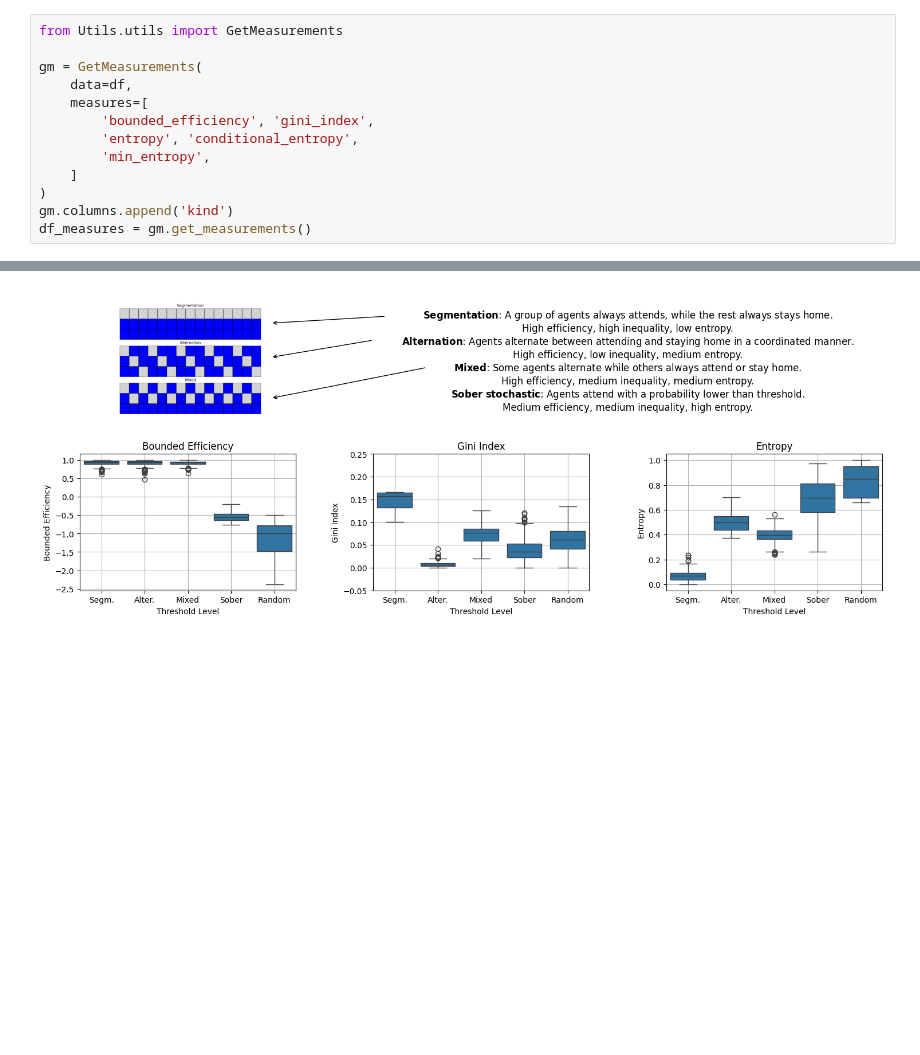
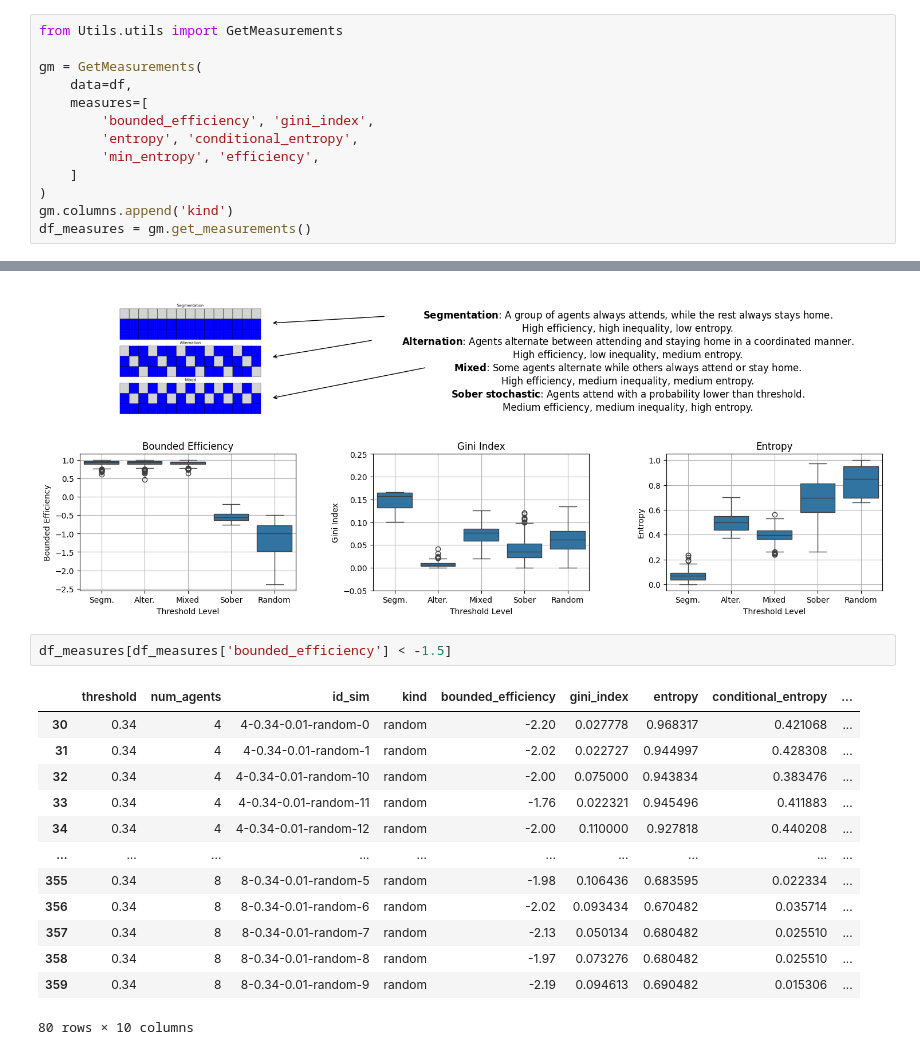
Before and after one commit to EAndrade-Lotero/Cognitive_Models_El_Farol_Bar_Problem, a Jupyter notebook: Notebooks/exp_fig1.ipynb, the cells around one changed output, grey strips where cells are left out. Drawn from its saved outputs; the diff is of its cells as text; blank space fills up the shorter version.

```diff
--- a/Notebooks/exp_fig1.ipynb
+++ b/Notebooks/exp_fig1.ipynb
@@ -97,7 +97,7 @@ gm = GetMeasurements(
     measures=[
         'bounded_efficiency', 'gini_index',
         'entropy', 'conditional_entropy',
-        'min_entropy',
+        'min_entropy', 'efficiency',
     ]
 )
 gm.columns.append('kind')
@@ -288,3 +288,19 @@ plt.tight_layout()
 plt.show()
 # %% [output]
 [figure]
+# %%
+df_measures[df_measures['bounded_efficiency'] < -1.5]
+# %% [output]
+|  | threshold | num_agents | id_sim | kind | bounded_efficiency | gini_index | entropy | conditional_entropy | ... |
+| 30 | 0.34 | 4 | 4-0.34-0.01-random-0 | random | -2.20 | 0.027778 | 0.968317 | 0.421068 | ... |
+| 31 | 0.34 | 4 | 4-0.34-0.01-random-1 | random | -2.02 | 0.022727 | 0.944997 | 0.428308 | ... |
+| 32 | 0.34 | 4 | 4-0.34-0.01-random-10 | random | -2.00 | 0.075000 | 0.943834 | 0.383476 | ... |
+| 33 | 0.34 | 4 | 4-0.34-0.01-random-11 | random | -1.76 | 0.022321 | 0.945496 | 0.411883 | ... |
+| 34 | 0.34 | 4 | 4-0.34-0.01-random-12 | random | -2.00 | 0.110000 | 0.927818 | 0.440208 | ... |
+| ... | ... | ... | ... | ... | ... | ... | ... | ... | ... |
+| 355 | 0.34 | 8 | 8-0.34-0.01-random-5 | random | -1.98 | 0.106436 | 0.683595 | 0.022334 | ... |
+| 356 | 0.34 | 8 | 8-0.34-0.01-random-6 | random | -2.02 | 0.093434 | 0.670482 | 0.035714 | ... |
+| 357 | 0.34 | 8 | 8-0.34-0.01-random-7 | random | -2.13 | 0.050134 | 0.680482 | 0.025510 | ... |
+| 358 | 0.34 | 8 | 8-0.34-0.01-random-8 | random | -1.97 | 0.073276 | 0.680482 | 0.025510 | ... |
+| 359 | 0.34 | 8 | 8-0.34-0.01-random-9 | random | -2.19 | 0.094613 | 0.690482 | 0.015306 | ... |
+80 rows × 10 columns
```
